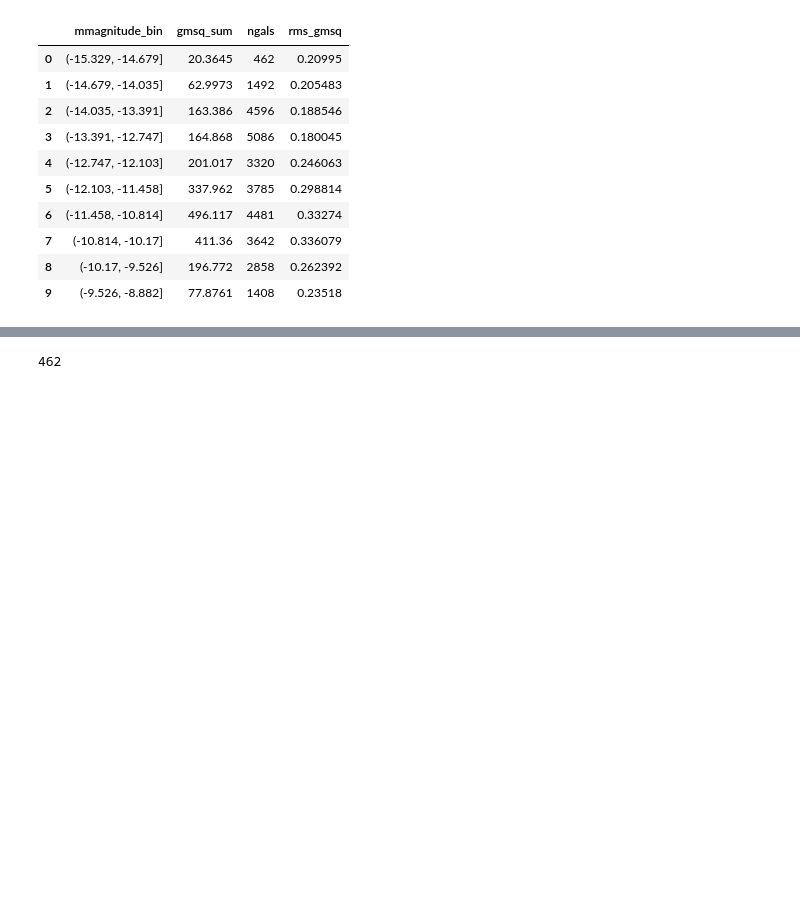
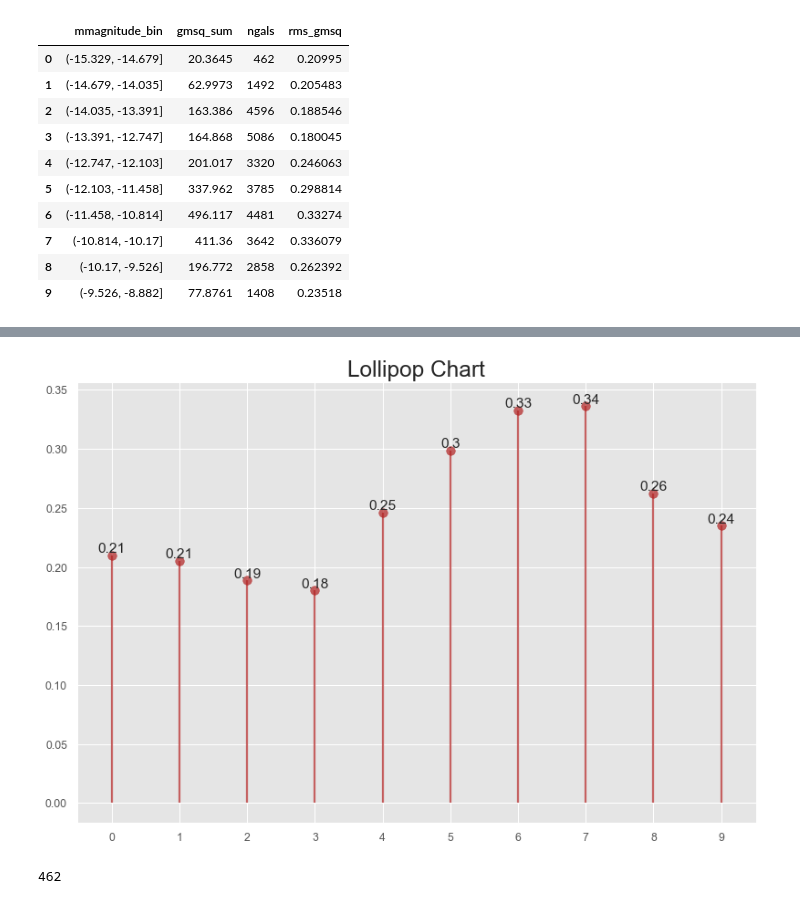
Before and after one commit to bpRsh/2019_shear_analysis_after_dmstack, a Jupyter notebook: Nov_2019/Nov21/a02_create_rms_gmsq_bins.ipynb, the cells around one changed output, grey strips where cells are left out. Drawn from its saved outputs; the diff is of its cells as text; code cells hidden in the pictures; blank space fills up the shorter version.

```diff
--- a/Nov_2019/Nov21/a02_create_rms_gmsq_bins.ipynb
+++ b/Nov_2019/Nov21/a02_create_rms_gmsq_bins.ipynb
@@ -298,0 +304,5 @@ df_above_bins.style.background_gradient(subset=['rms_gmsq'])
+# %%
+ser = df_above_bins['rms_gmsq'].copy()
+
+for i,v in ser.iteritems():
+    print(i,v)
@@ -299,3 +320,26 @@ df_above_bins.style.background_gradient(subset=['rms_gmsq'])
+# %%
+def lollipop_plot(ser):
+    x = ser.index.to_numpy()
+    y = ser.to_numpy()
+    # Draw plot
+    fig, ax = plt.subplots(figsize=(12,8), dpi= 80)
+    ax.vlines(x=x, ymin=0, ymax=y, color='firebrick', alpha=0.7, linewidth=2)
+    ax.scatter(x=x, y=y, s=75, color='firebrick', alpha=0.7)
+
+    # Title, Label, Ticks and Ylim
+    ax.set_title('Lollipop Chart', fontdict={'size':22})
+    ax.set_ylabel('')
+    ax.set_xticks(x)
+
+    # Annotate
+    for i,v in zip(x,y):
+        ax.text(i, v, s= round(v,2), ha='center', va='bottom', fontsize=14)
+
+    plt.show()
+
+lollipop_plot(df_above_bins['rms_gmsq'])
+# %% [output]
+[figure, added]
 # %%
 df_above_bins.loc[0,'ngals']
 # %% [output]
```
Also changed, not shown: parts of 2 cells of this notebook.
